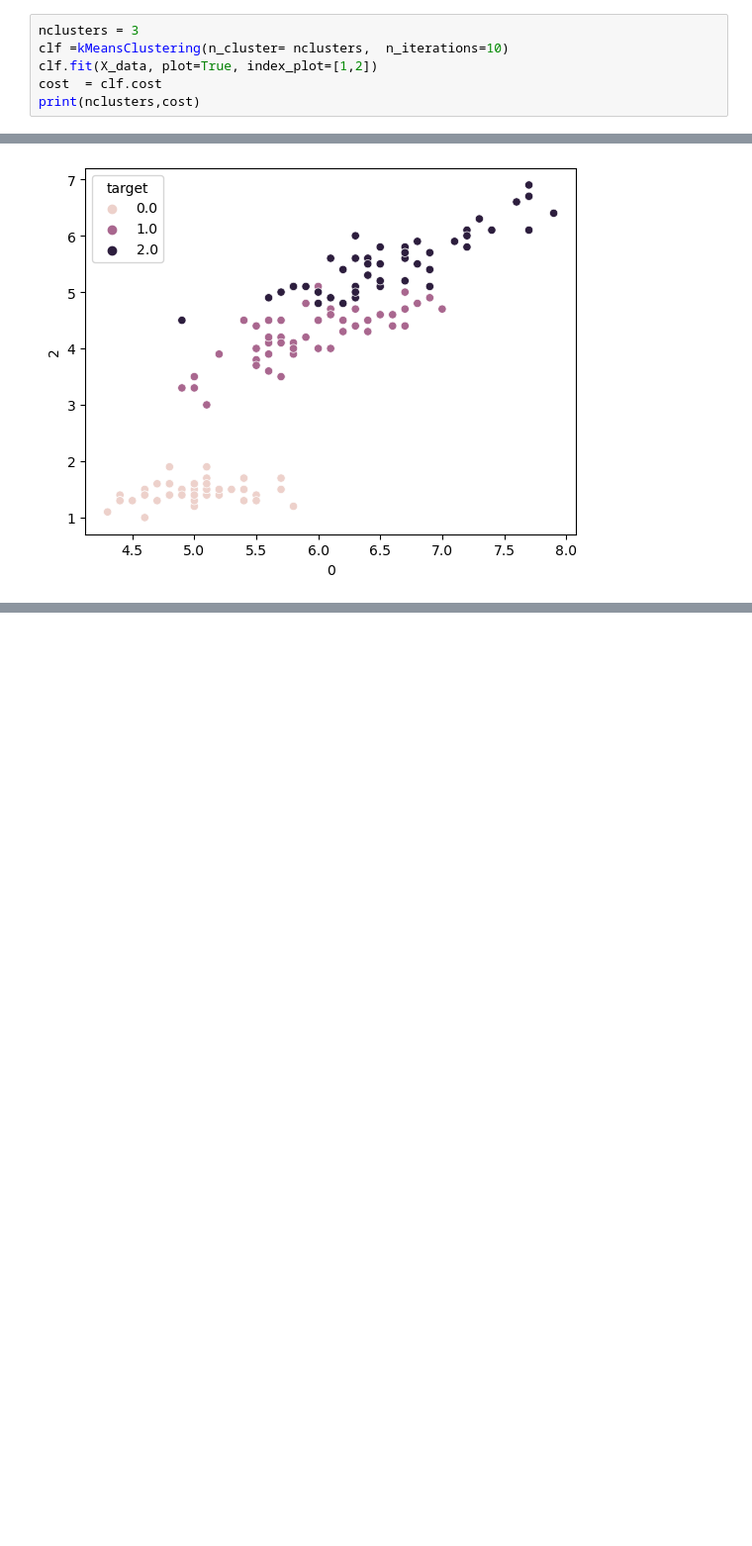
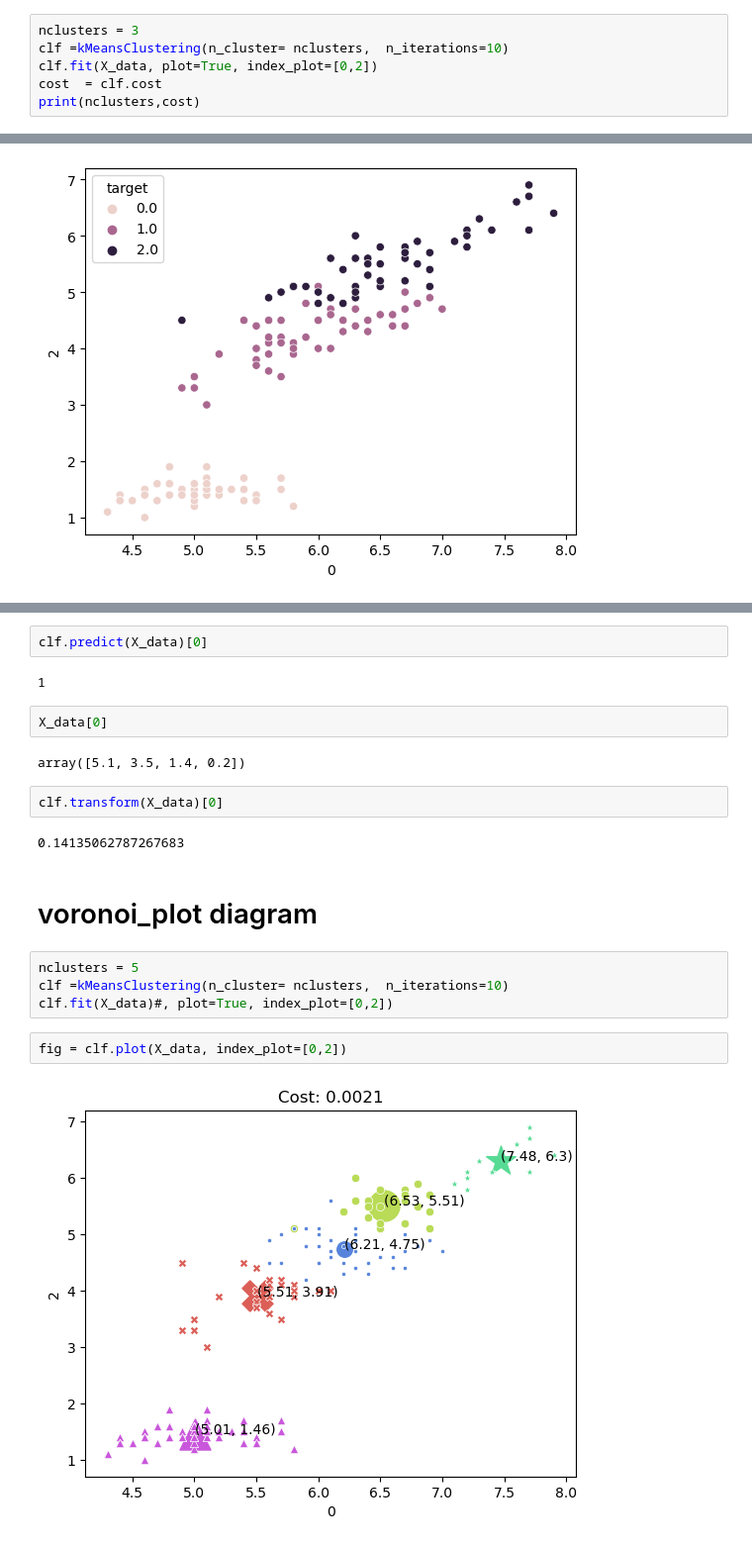
Before and after one commit to soumenhalder/ML, a Jupyter notebook: clustering/Kmeans_clustering.ipynb, the cells around one changed output, grey strips where cells are left out. Shown at 99% size. Drawn from its saved outputs; the diff is of its cells as text; blank space fills up the shorter version.

```diff
--- a/clustering/Kmeans_clustering.ipynb
+++ b/clustering/Kmeans_clustering.ipynb
@@ -104,6 +123,6 @@ plt.show()
 # %%
 nclusters = 3
 clf =kMeansClustering(n_cluster= nclusters,  n_iterations=10)
-clf.fit(X_data, plot=True, index_plot=[1,2])
+clf.fit(X_data, plot=True, index_plot=[0,2])
 cost  = clf.cost
 print(nclusters,cost)
@@ -118,0 +143,22 @@ plt.show()
+# %%
+clf.predict(X_data)[0]
+# %% [output]
+1
+# %%
+X_data[0]
+# %% [output]
+array([5.1, 3.5, 1.4, 0.2])
+# %%
+clf.transform(X_data)[0]
+# %% [output]
+0.14135062787267683
+# %% [markdown]
+#  voronoi_plot diagram
+# %%
+nclusters = 5
+clf =kMeansClustering(n_cluster= nclusters,  n_iterations=10)
+clf.fit(X_data)#, plot=True, index_plot=[0,2])
+# %%
+fig = clf.plot(X_data, index_plot=[0,2])
+# %% [output]
+[figure, added]
```
Also changed, not shown: parts of 9 cells of this notebook.
